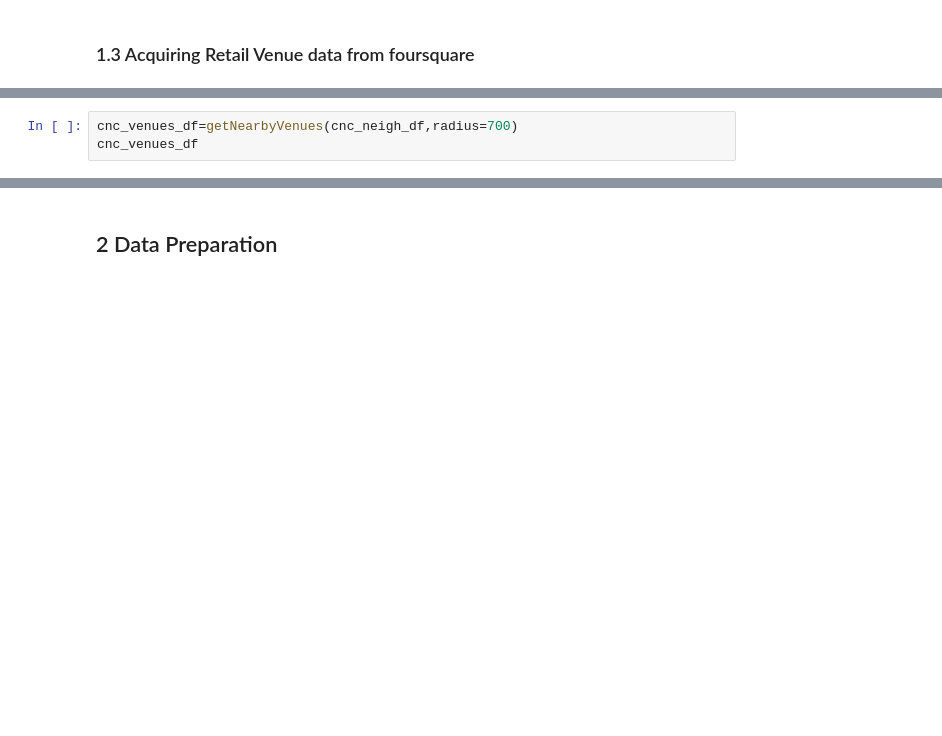
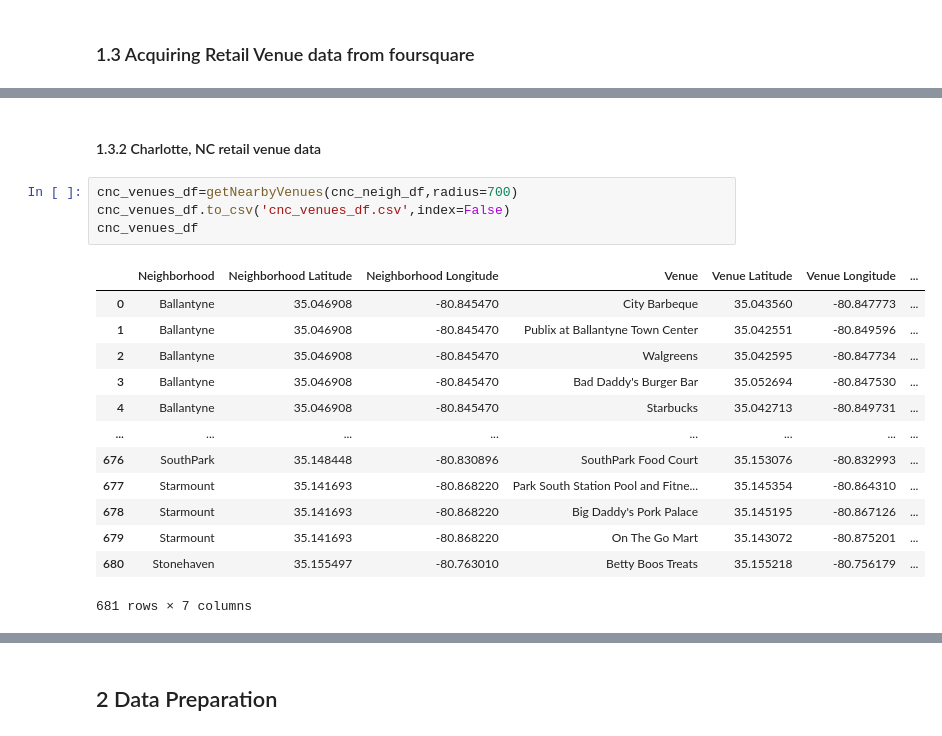
Before and after one commit to mphill82/Coursera_Capstone, a Jupyter notebook: Retail_Inference_notebook.ipynb, the cells around one changed output, grey strips where cells are left out. Cells and saved outputs as stored; diff of their text form; blank space fills up the shorter version.

```diff
--- a/Retail_Inference_notebook.ipynb
+++ b/Retail_Inference_notebook.ipynb
@@ -430,3 +449,20 @@ bmd_venues_df
+# %% [markdown]
+#### 1.3.2 Charlotte, NC retail venue data
 # %%
 cnc_venues_df=getNearbyVenues(cnc_neigh_df,radius=700)
+cnc_venues_df.to_csv('cnc_venues_df.csv',index=False)
 cnc_venues_df
+# %% [output]
+|  | Neighborhood | Neighborhood Latitude | Neighborhood Longitude | Venue | Venue Latitude | Venue Longitude | ... |
+| 0 | Ballantyne | 35.046908 | -80.845470 | City Barbeque | 35.043560 | -80.847773 | ... |
+| 1 | Ballantyne | 35.046908 | -80.845470 | Publix at Ballantyne Town Center | 35.042551 | -80.849596 | ... |
+| 2 | Ballantyne | 35.046908 | -80.845470 | Walgreens | 35.042595 | -80.847734 | ... |
+| 3 | Ballantyne | 35.046908 | -80.845470 | Bad Daddy's Burger Bar | 35.052694 | -80.847530 | ... |
+| 4 | Ballantyne | 35.046908 | -80.845470 | Starbucks | 35.042713 | -80.849731 | ... |
+| ... | ... | ... | ... | ... | ... | ... | ... |
+| 676 | SouthPark | 35.148448 | -80.830896 | SouthPark Food Court | 35.153076 | -80.832993 | ... |
+| 677 | Starmount | 35.141693 | -80.868220 | Park South Station Pool and Fitne... | 35.145354 | -80.864310 | ... |
+| 678 | Starmount | 35.141693 | -80.868220 | Big Daddy's Pork Palace | 35.145195 | -80.867126 | ... |
+| 679 | Starmount | 35.141693 | -80.868220 | On The Go Mart | 35.143072 | -80.875201 | ... |
+| 680 | Stonehaven | 35.155497 | -80.763010 | Betty Boos Treats | 35.155218 | -80.756179 | ... |
+681 rows × 7 columns
```
Also changed, not shown: parts of 24 cells of this notebook, 9 other files.
